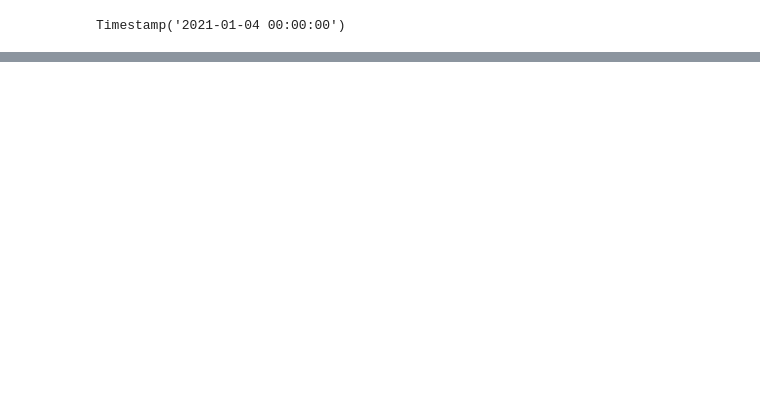
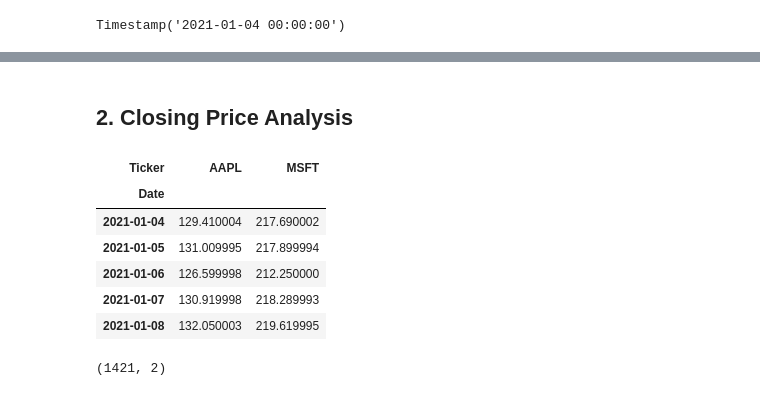
Before and after one commit to dangg29/stock-price-analysis, a Jupyter notebook: stock-price-analysis.ipynb, the cells around one changed output, grey strips where cells are left out. Saved outputs shown, nothing was run; the diff lists cells and outputs as text; code cells hidden in the pictures; blank space fills up the shorter version.

```diff
--- a/stock-price-analysis.ipynb
+++ b/stock-price-analysis.ipynb
@@ -112,0 +113,18 @@ Timestamp('2025-12-31 00:00:00')
+# %% [markdown]
+## 2. Closing Price Analysis
+# %%
+close = data["Close"]
+
+close.head()
+# %% [output]
+| Ticker | AAPL | MSFT |
+| Date |  |  |
+| 2021-01-04 | 129.410004 | 217.690002 |
+| 2021-01-05 | 131.009995 | 217.899994 |
+| 2021-01-06 | 126.599998 | 212.250000 |
+| 2021-01-07 | 130.919998 | 218.289993 |
+| 2021-01-08 | 132.050003 | 219.619995 |
+# %%
+close.shape
+# %% [output]
+(1421, 2)
```
Also changed, not shown: parts of 12 cells of this notebook.
